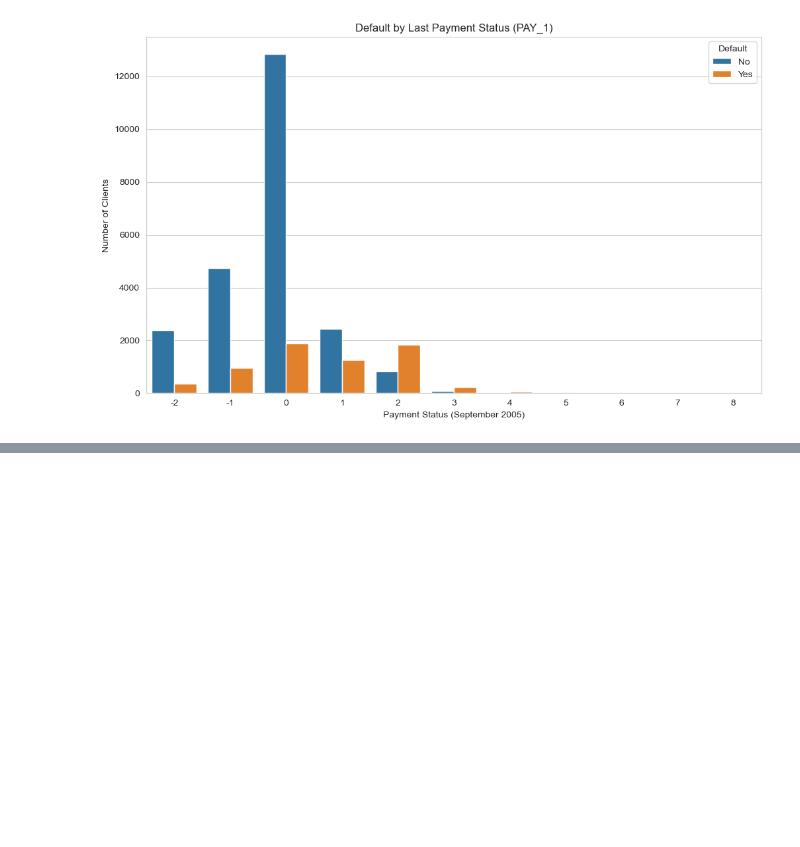
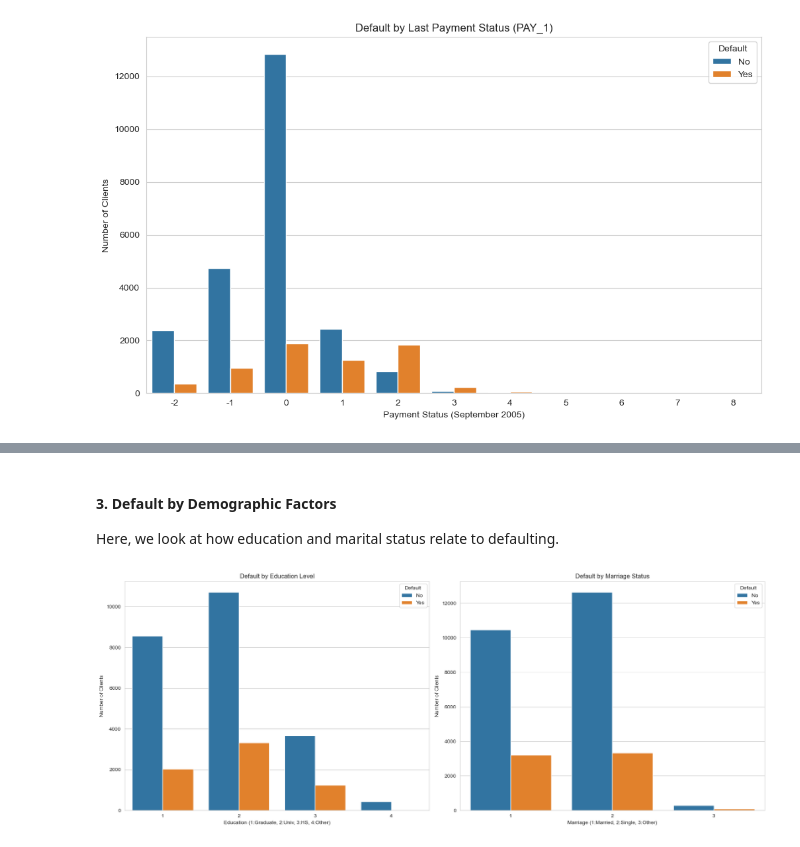
Before and after one commit to praditaw/credit-risk-analysis, a Jupyter notebook: credit_risk_analysis.ipynb, the cells around one changed output, grey strips where cells are left out. Drawn from its saved outputs; the diff is of its cells as text; code cells hidden in the pictures; blank space fills up the shorter version.

```diff
--- a/credit_risk_analysis.ipynb
+++ b/credit_risk_analysis.ipynb
@@ -258,0 +286,25 @@ This tells the business that early intervention is critical. Instead of waiting
+# %% [markdown]
+#### **3. Default by Demographic Factors**
+
+Here, we look at how education and marital status relate to defaulting.
+# %%
+fig, axes = plt.subplots(1, 2, figsize=(18, 7))
+
+# Plot 1: Default by Education
+sns.countplot(x='EDUCATION', hue='default_payment', data=df, ax=axes[0])
+axes[0].set_title('Default by Education Level')
+axes[0].set_xlabel('Education (1:Graduate, 2:Univ, 3:HS, 4:Other)')
+axes[0].set_ylabel('Number of Clients')
+axes[0].legend(title='Default', labels=['No', 'Yes'])
+
+# Plot 2: Default by Marriage Status
+sns.countplot(x='MARRIAGE', hue='default_payment', data=df, ax=axes[1])
+axes[1].set_title('Default by Marriage Status')
+axes[1].set_xlabel('Marriage (1:Married, 2:Single, 3:Other)')
+axes[1].set_ylabel('Number of Clients')
+axes[1].legend(title='Default', labels=['No', 'Yes'])
+
+plt.tight_layout()
+plt.show()
+# %% [output]
+[figure, added]
```
Also changed, not shown: parts of 8 cells of this notebook, 1 other file.
